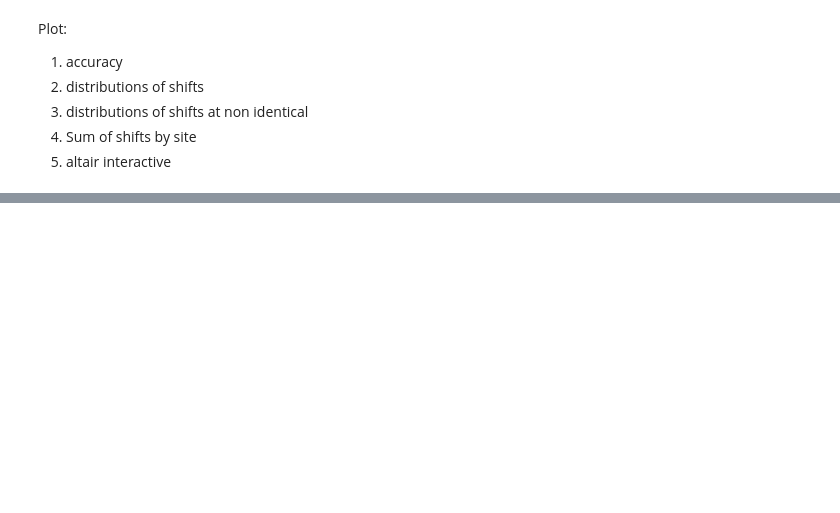
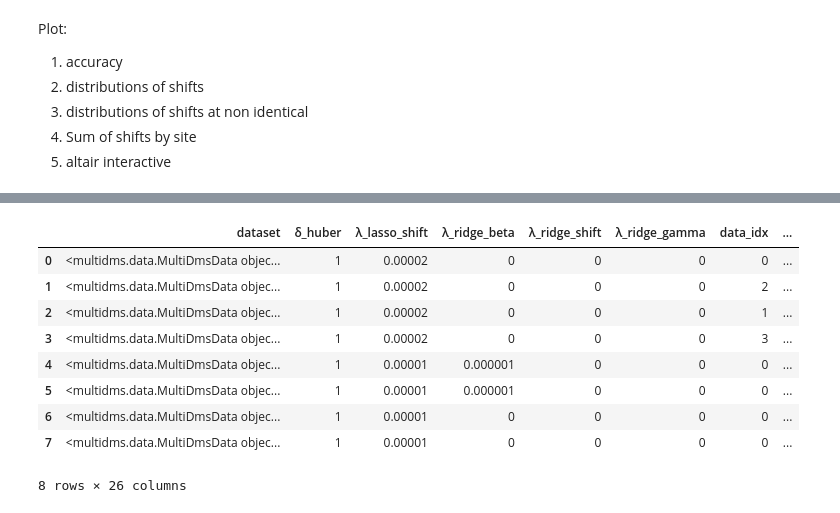
Before and after one commit to matsengrp/CYP-multidms, a Jupyter notebook: notebooks/03-09-23-CYP2-Analysis.ipynb, the cells around one changed output, grey strips where cells are left out. Drawn from its saved outputs; the diff is of its cells as text; code cells hidden in the pictures; blank space fills up the shorter version.

```diff
--- a/notebooks/03-09-23-CYP2-Analysis.ipynb
+++ b/notebooks/03-09-23-CYP2-Analysis.ipynb
@@ -660,3 +660,40 @@ Plot:
 3. distributions of shifts at non identical
 4. Sum of shifts by site
 5. altair interactive
+# %%
+data = multidms.MultiDmsData(
+    func_score_df.query("replicate != 'Rep1'").rename({"abundance_score":"func_score"}, axis=1),
+    reference = "C19",
+    collapse_identical_variants = False,
+    alphabet= multidms.AAS_WITHSTOP,
+    verbose=True
+)
+
+data.condition_colors = {
+    'C19': (0.0, 0.4470588235294118, 0.6980392156862745),
+    'C9': (0.0, 0.6196078431372549, 0.45098039215686275)
+}
+fit_params = {
+    'epistatic_model' : "Identity",
+    'output_activation' : "Identity",
+    'lock_C_ref' : 1.0,
+    'init_C_ref' : 1.0,
+    'gamma_corrected' : False,
+    'warmup_beta':False,
+    'save_model_at':[20000],
+    'num_training_steps': 10,
+    'iterations_per_step': 2000,
+    'tol' : 1e-5,
+    'λ_lasso_shift' : 1e-5,
+    'λ_ridge_beta' : 0
+}
+start_t = time.time()
+fit = multidms.utils.fit_wrapper(data, **fit_params)
+fit["replicate"] = replicate
+fit["target"] = target
+
+models = pd.concat([models, fit], ignore_index=True)
+end_t = time.time()
+print(f"FINISHED total time: {round(end_t - start_t)} seconds")
+
+print(f"Done")
@@ -662,0 +726,13 @@ Plot:
+# %%
+models
+# %% [output]
+|  | dataset | δ_huber | λ_lasso_shift | λ_ridge_beta | λ_ridge_shift | λ_ridge_gamma | data_idx | ... |
+| 0 | <multidms.data.MultiDmsData objec... | 1 | 0.00002 | 0 | 0 | 0 | 0 | ... |
+| 1 | <multidms.data.MultiDmsData objec... | 1 | 0.00002 | 0 | 0 | 0 | 2 | ... |
+| 2 | <multidms.data.MultiDmsData objec... | 1 | 0.00002 | 0 | 0 | 0 | 1 | ... |
+| 3 | <multidms.data.MultiDmsData objec... | 1 | 0.00002 | 0 | 0 | 0 | 3 | ... |
+| 4 | <multidms.data.MultiDmsData objec... | 1 | 0.00001 | 0.000001 | 0 | 0 | 0 | ... |
+| 5 | <multidms.data.MultiDmsData objec... | 1 | 0.00001 | 0.000001 | 0 | 0 | 0 | ... |
+| 6 | <multidms.data.MultiDmsData objec... | 1 | 0.00001 | 0 | 0 | 0 | 0 | ... |
+| 7 | <multidms.data.MultiDmsData objec... | 1 | 0.00001 | 0 | 0 | 0 | 0 | ... |
+8 rows × 26 columns
```
Also changed, not shown: parts of 16 cells of this notebook, 2 other files.
